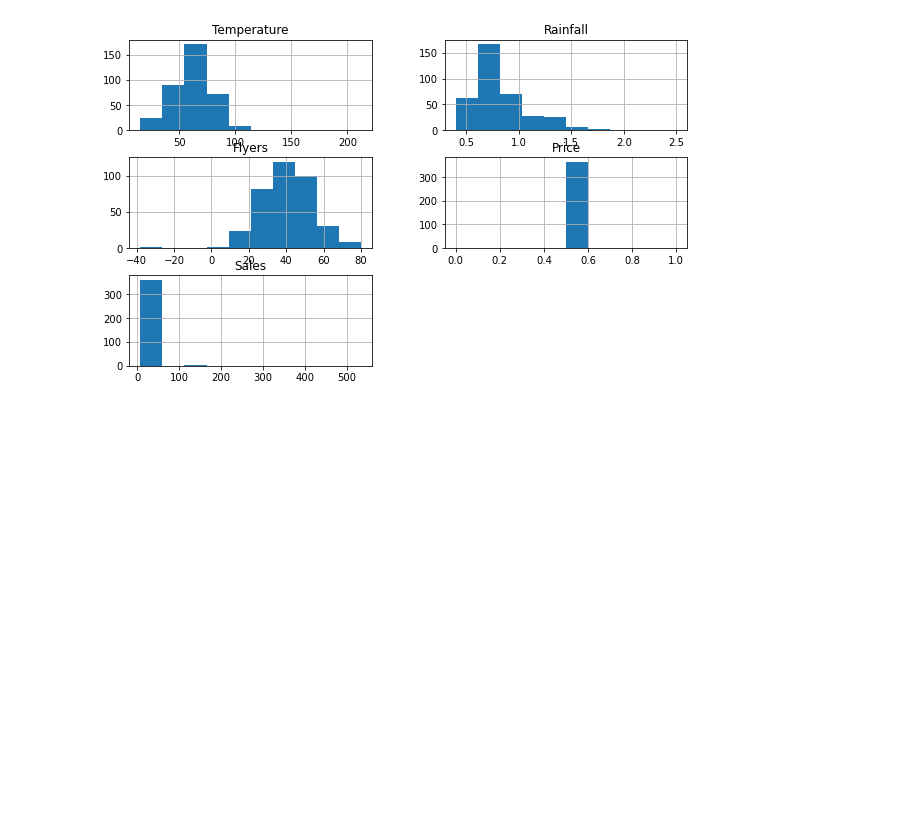
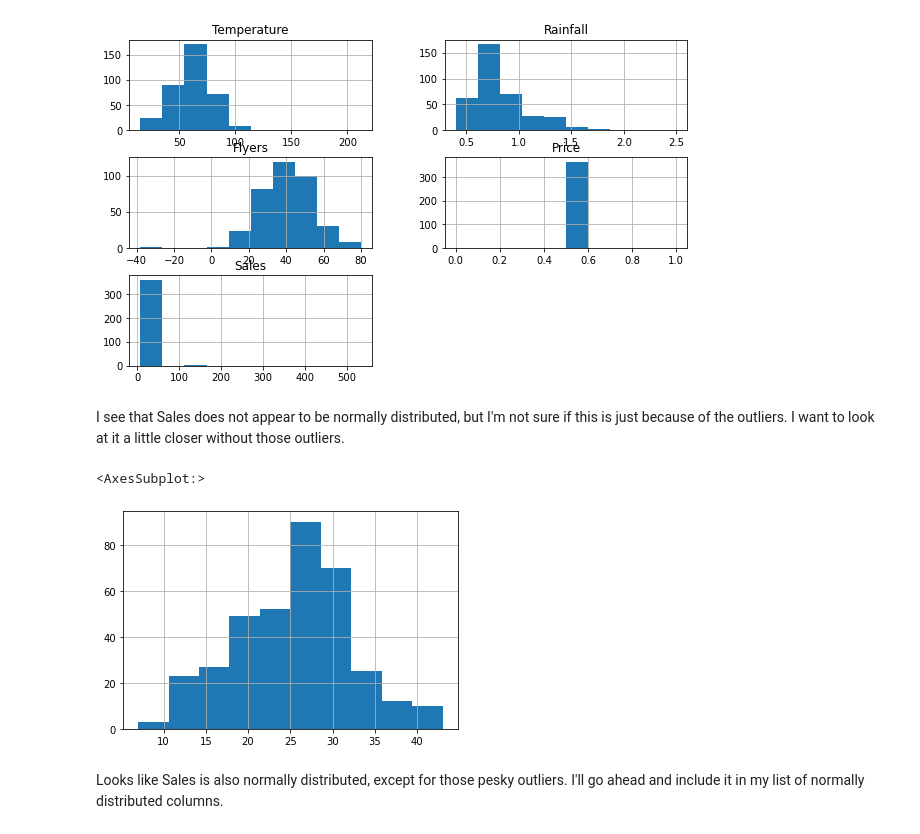
Before and after one commit to sophia-stewart/anomaly-detection-exercises, a Jupyter notebook: continuous_probabilistic_methods.ipynb, the cells around one changed output. Saved outputs shown, nothing was run; the diff lists cells and outputs as text; code cells hidden in the pictures; blank space fills up the shorter version.

```diff
--- a/continuous_probabilistic_methods.ipynb
+++ b/continuous_probabilistic_methods.ipynb
@@ -245,3 +248,12 @@ My sentiments are the same as when the multiplier was 1.5; I would drop the firs
 lemonade.hist(figsize=(10,6));
 # %% [output]
 [figure]
+# %% [markdown]
+I see that Sales does not appear to be normally distributed, but I'm not sure if this is just because of the outliers. I want to look at it a little closer without those outliers.
+# %%
+lemonade[lemonade.Sales < 140].Sales.hist()
+# %% [output]
+<AxesSubplot:>
+[figure, added]
+# %% [markdown]
+Looks like Sales is also normally distributed, except for those pesky outliers. I'll go ahead and include it in my list of normally distributed columns.
```
Also changed, not shown: parts of 13 cells of this notebook.
